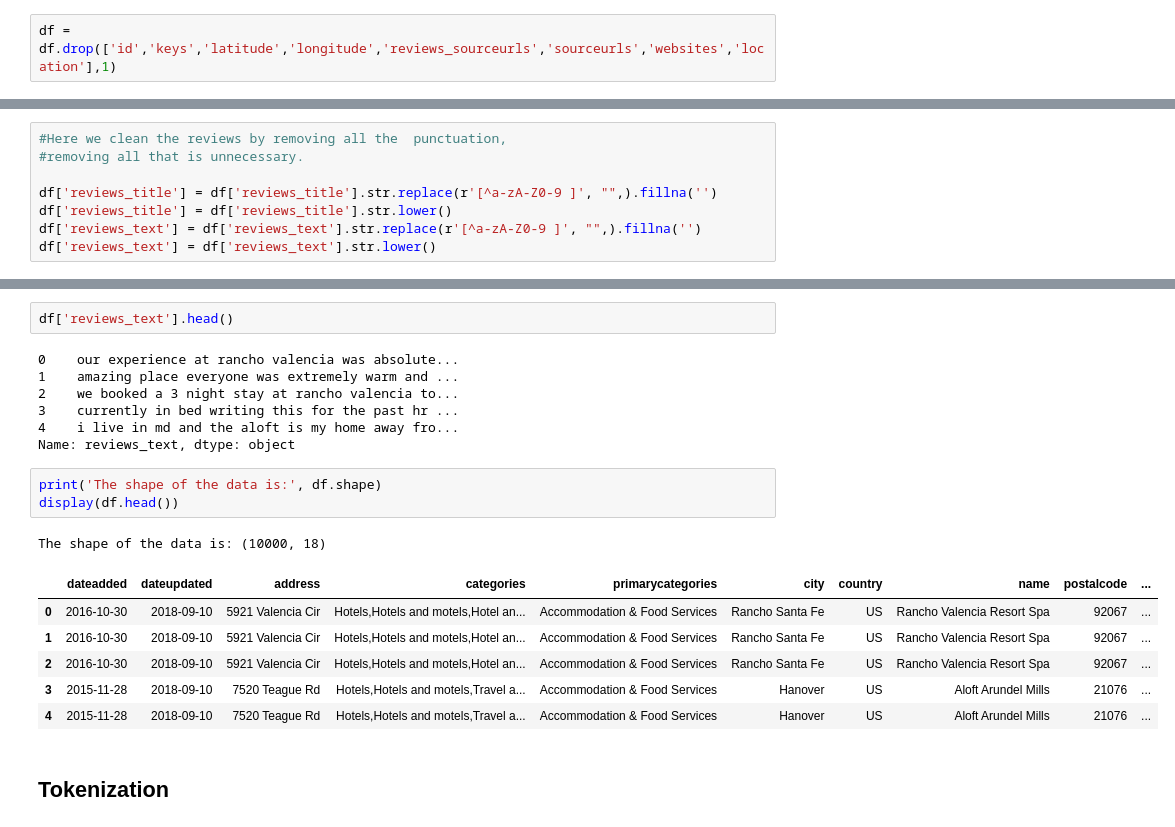
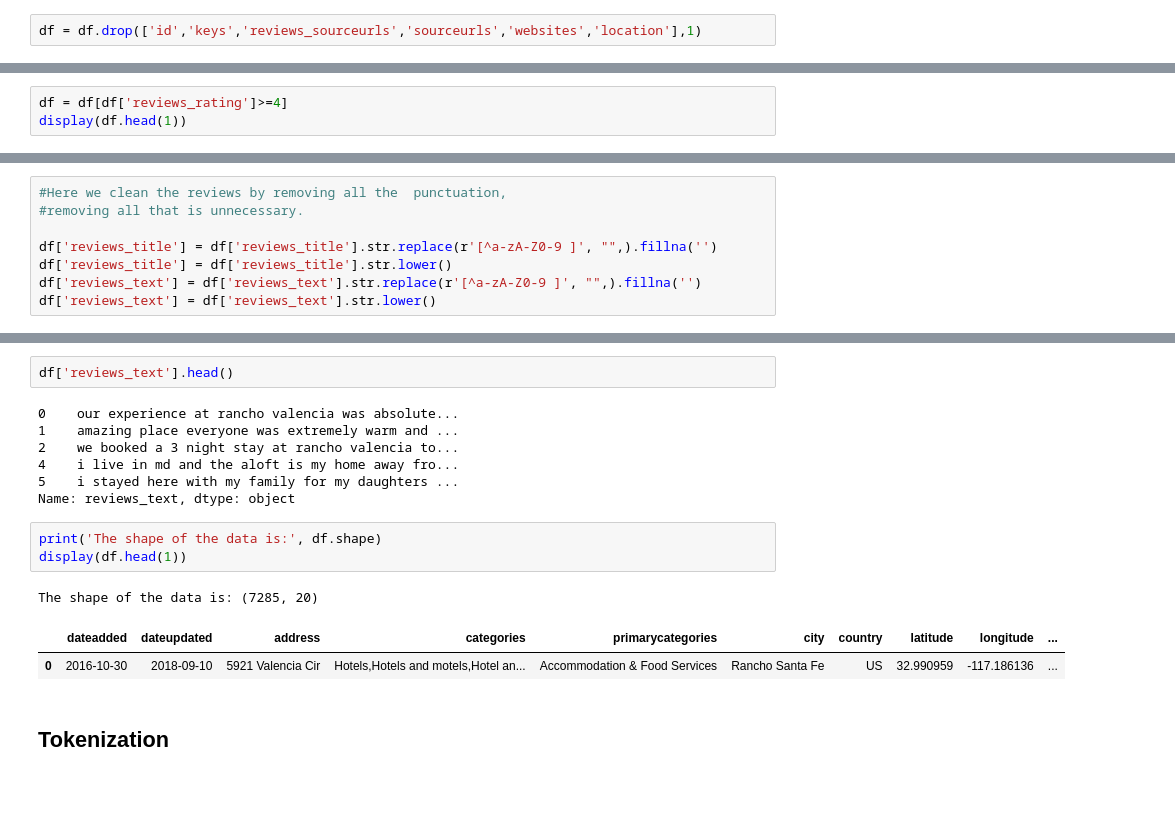
Before and after one commit to becerraperu/Hotel-Reviews-NLP, a Jupyter notebook: hotel_reviews.ipynb, the cells around one changed output, grey strips where cells are left out. Saved outputs shown, nothing was run; the diff lists cells and outputs as text; blank space fills up the shorter version.

```diff
--- a/hotel_reviews.ipynb
+++ b/hotel_reviews.ipynb
@@ -119,5 +116,5 @@ df['reviews_usercity'].fillna(value = df['city'], inplace=True)
 # %%
-df = df.drop(['id','keys','latitude','longitude','reviews_sourceurls','sourceurls','websites','location'],1)
+df = df.drop(['id','keys','reviews_sourceurls','sourceurls','websites','location'],1)
 # %%
 ## convert dates to date time object
 df['dateadded']=df['dateadded'].str[:10]
@@ -192,0 +222,3 @@ plt.show()
+# %%
+df = df[df['reviews_rating']>=4]
+display(df.head(1))
@@ -233,20 +390,16 @@ df['reviews_text'].head()
 0    our experience at rancho valencia was absolute...
 1    amazing place everyone was extremely warm and ...
 2    we booked a 3 night stay at rancho valencia to...
-3    currently in bed writing this for the past hr ...
 4    i live in md and the aloft is my home away fro...
+5    i stayed here with my family for my daughters ...
 Name: reviews_text, dtype: object
 # %%
 print('The shape of the data is:', df.shape)
-display(df.head())
+display(df.head(1))
 # %% [output]
-The shape of the data is: (10000, 18)
+The shape of the data is: (7285, 20)
-|  | dateadded | dateupdated | address | categories | primarycategories | city | country | name | postalcode | ... |
-| 0 | 2016-10-30 | 2018-09-10 | 5921 Valencia Cir | Hotels,Hotels and motels,Hotel an... | Accommodation & Food Services | Rancho Santa Fe | US | Rancho Valencia Resort Spa | 92067 | ... |
-| 1 | 2016-10-30 | 2018-09-10 | 5921 Valencia Cir | Hotels,Hotels and motels,Hotel an... | Accommodation & Food Services | Rancho Santa Fe | US | Rancho Valencia Resort Spa | 92067 | ... |
-| 2 | 2016-10-30 | 2018-09-10 | 5921 Valencia Cir | Hotels,Hotels and motels,Hotel an... | Accommodation & Food Services | Rancho Santa Fe | US | Rancho Valencia Resort Spa | 92067 | ... |
-| 3 | 2015-11-28 | 2018-09-10 | 7520 Teague Rd | Hotels,Hotels and motels,Travel a... | Accommodation & Food Services | Hanover | US | Aloft Arundel Mills | 21076 | ... |
-| 4 | 2015-11-28 | 2018-09-10 | 7520 Teague Rd | Hotels,Hotels and motels,Travel a... | Accommodation & Food Services | Hanover | US | Aloft Arundel Mills | 21076 | ... |
+|  | dateadded | dateupdated | address | categories | primarycategories | city | country | latitude | longitude | ... |
+| 0 | 2016-10-30 | 2018-09-10 | 5921 Valencia Cir | Hotels,Hotels and motels,Hotel an... | Accommodation & Food Services | Rancho Santa Fe | US | 32.990959 | -117.186136 | ... |
 # %% [markdown]
 ## Tokenization
 # %%
```
Also changed, not shown: parts of 67 cells of this notebook.
